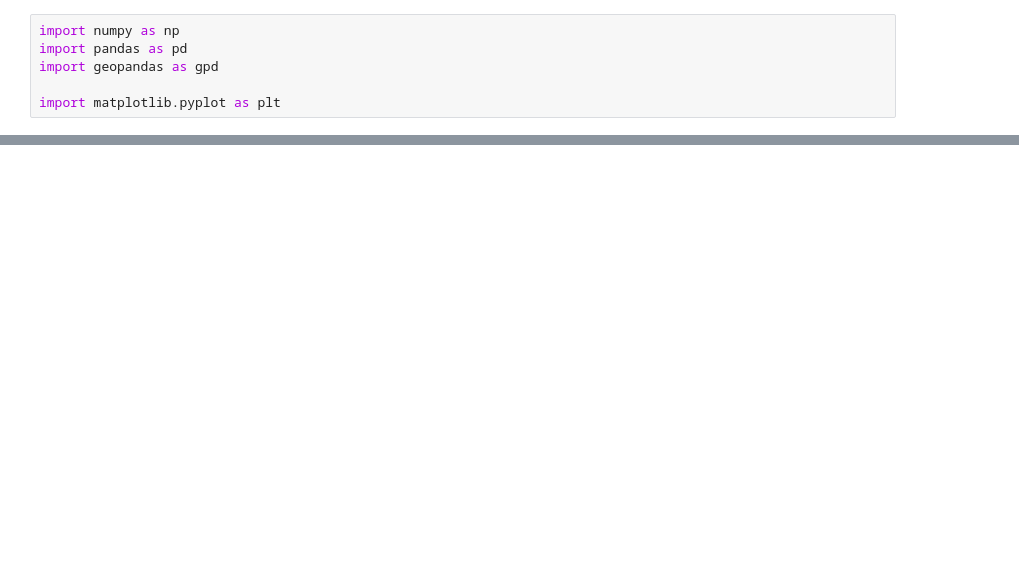
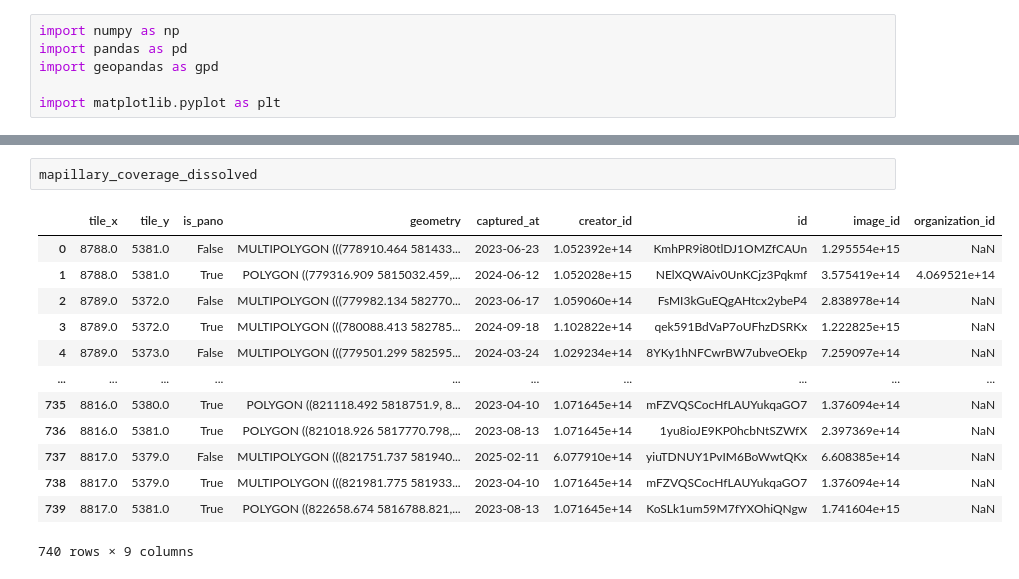
Before and after one commit to vizsim/mapillary_coverage, a Jupyter notebook: 2_create_buffer_coverage.ipynb, the cells around one changed output, grey strips where cells are left out. Saved outputs shown, nothing was run; the diff lists cells and outputs as text; blank space fills up the shorter version.

```diff
--- a/2_create_buffer_coverage.ipynb
+++ b/2_create_buffer_coverage.ipynb
@@ -145,0 +145,16 @@ TypeError: 'method' object is not subscriptable
+# %%
+mapillary_coverage_dissolved
+# %% [output]
+|  | tile_x | tile_y | is_pano | geometry | captured_at | creator_id | id | image_id | organization_id |
+| 0 | 8788.0 | 5381.0 | False | MULTIPOLYGON (((778910.464 581433... | 2023-06-23 | 1.052392e+14 | KmhPR9i80tlDJ1OMZfCAUn | 1.295554e+15 | NaN |
+| 1 | 8788.0 | 5381.0 | True | POLYGON ((779316.909 5815032.459,... | 2024-06-12 | 1.052028e+15 | NElXQWAiv0UnKCjz3Pqkmf | 3.575419e+14 | 4.069521e+14 |
+| 2 | 8789.0 | 5372.0 | False | MULTIPOLYGON (((779982.134 582770... | 2023-06-17 | 1.059060e+14 | FsMI3kGuEQgAHtcx2ybeP4 | 2.838978e+14 | NaN |
+| 3 | 8789.0 | 5372.0 | True | MULTIPOLYGON (((780088.413 582785... | 2024-09-18 | 1.102822e+14 | qek591BdVaP7oUFhzDSRKx | 1.222825e+15 | NaN |
+| 4 | 8789.0 | 5373.0 | False | MULTIPOLYGON (((779501.299 582595... | 2024-03-24 | 1.029234e+14 | 8YKy1hNFCwrBW7ubveOEkp | 7.259097e+14 | NaN |
+| ... | ... | ... | ... | ... | ... | ... | ... | ... | ... |
+| 735 | 8816.0 | 5380.0 | True | POLYGON ((821118.492 5818751.9, 8... | 2023-04-10 | 1.071645e+14 | mFZVQSCocHfLAUYukqaGO7 | 1.376094e+14 | NaN |
+| 736 | 8816.0 | 5381.0 | True | POLYGON ((821018.926 5817770.798,... | 2023-08-13 | 1.071645e+14 | 1yu8ioJE9KP0hcbNtSZWfX | 2.397369e+14 | NaN |
+| 737 | 8817.0 | 5379.0 | False | MULTIPOLYGON (((821751.737 581940... | 2025-02-11 | 6.077910e+14 | yiuTDNUY1PvIM6BoWwtQKx | 6.608385e+14 | NaN |
+| 738 | 8817.0 | 5379.0 | True | MULTIPOLYGON (((821981.775 581933... | 2023-04-10 | 1.071645e+14 | mFZVQSCocHfLAUYukqaGO7 | 1.376094e+14 | NaN |
+| 739 | 8817.0 | 5381.0 | True | POLYGON ((822658.674 5816788.821,... | 2023-08-13 | 1.071645e+14 | KoSLk1um59M7fYXOhiQNgw | 1.741604e+15 | NaN |
+740 rows × 9 columns
```
Also changed, not shown: parts of 22 cells of this notebook, 6 other files.
